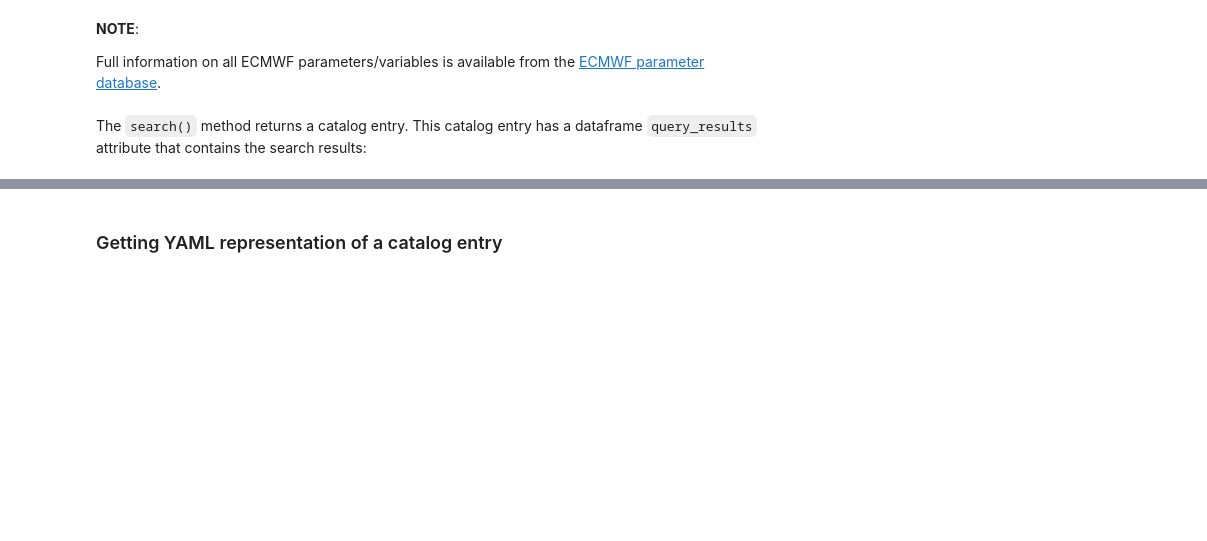
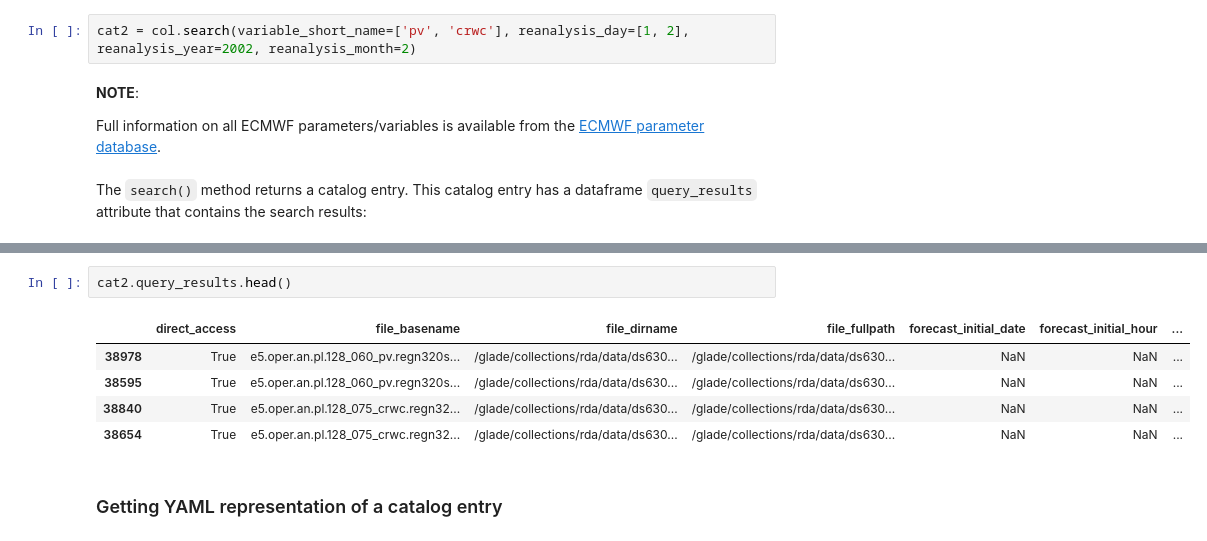
Before and after one commit to intake/intake-esm, a Jupyter notebook: docs/source/notebooks/era5.ipynb, the cells around one changed output, grey strips where cells are left out. Saved outputs shown, nothing was run; the diff lists cells and outputs as text; blank space fills up the shorter version.

```diff
--- a/era5.ipynb
+++ b/docs/source/notebooks/era5.ipynb
@@ -139,3 +139,5 @@ cat = col.search(variable_short_name=['mn2t', 'mx2t'], start_year=[2003, 2007],
+# %%
+cat2 = col.search(variable_short_name=['pv', 'crwc'], reanalysis_day=[1, 2], reanalysis_year=2002, reanalysis_month=2)
 # %% [markdown]
 
 **NOTE**:
@@ -156,3 +156,11 @@ cat.query_results.head()
+# %%
+cat2.query_results.head()
+# %% [output]
+|  | direct_access | file_basename | file_dirname | file_fullpath | forecast_initial_date | forecast_initial_hour | ... |
+| 38978 | True | e5.oper.an.pl.128_060_pv.regn320s... | /glade/collections/rda/data/ds630... | /glade/collections/rda/data/ds630... | NaN | NaN | ... |
+| 38595 | True | e5.oper.an.pl.128_060_pv.regn320s... | /glade/collections/rda/data/ds630... | /glade/collections/rda/data/ds630... | NaN | NaN | ... |
+| 38840 | True | e5.oper.an.pl.128_075_crwc.regn32... | /glade/collections/rda/data/ds630... | /glade/collections/rda/data/ds630... | NaN | NaN | ... |
+| 38654 | True | e5.oper.an.pl.128_075_crwc.regn32... | /glade/collections/rda/data/ds630... | /glade/collections/rda/data/ds630... | NaN | NaN | ... |
 # %% [markdown]
 ### Getting YAML representation of a catalog entry
 # %% [markdown]
```
Also changed, not shown: parts of 26 cells of this notebook, 4 other files.
